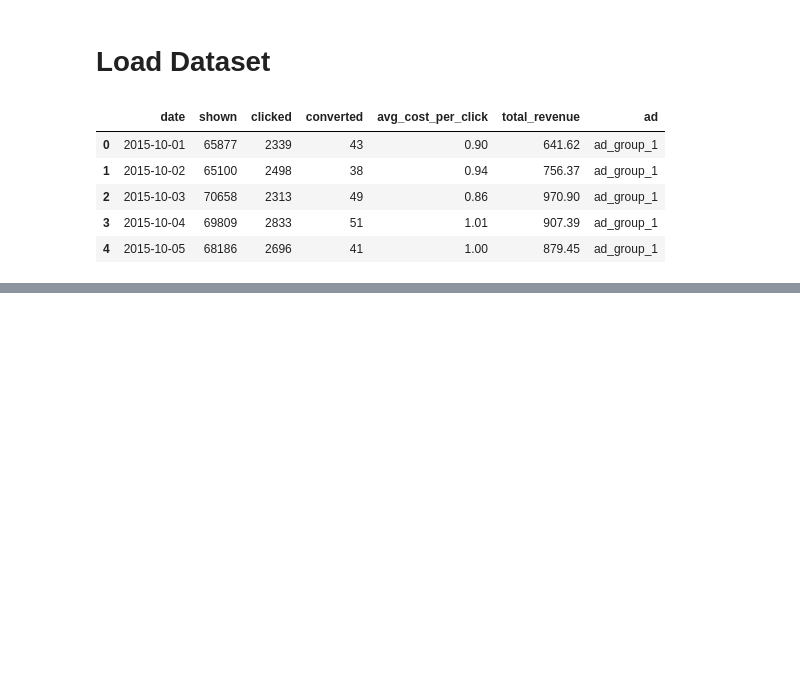
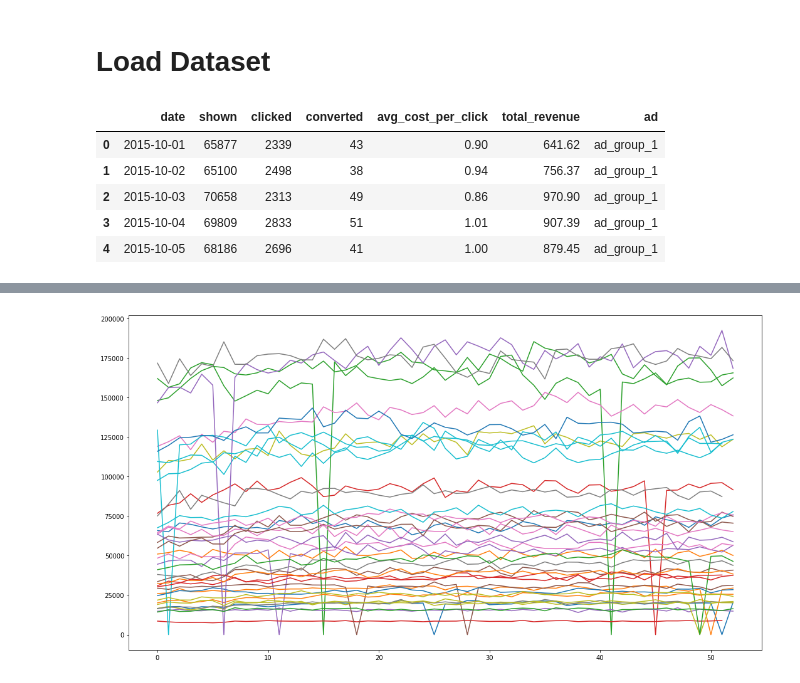
Before and after one commit to JifuZhao/DS-Take-Home, a Jupyter notebook: 20. Ads Analysis.ipynb, the cells around one changed output, grey strips where cells are left out. Drawn from its saved outputs; the diff is of its cells as text; code cells hidden in the pictures; blank space fills up the shorter version.

```diff
--- a/20. Ads Analysis.ipynb
+++ b/20. Ads Analysis.ipynb
@@ -27,7 +27,7 @@ import matplotlib.pyplot as plt
 # %% [markdown]
 # Load Dataset
 # %%
-data = pd.read_csv('./data/ad_table.csv')
+data = pd.read_csv('./data/ad_table.csv', parse_dates=['date'])
 data.head()
 # %% [output]
 |  | date | shown | clicked | converted | avg_cost_per_click | total_revenue | ad |
@@ -79,0 +57,4 @@ array(['ad_group_1', 'ad_group_2', 'ad_group_3', 'ad_group_4',
+# %%
+# calculate the profit: total_revenue - total_cost
+data['profit'] = data['total_revenue'] - data['avg_cost_per_click'] * data['clicked']
+data.head()
@@ -79,0 +100,12 @@ array(['ad_group_1', 'ad_group_2', 'ad_group_3', 'ad_group_4',
+# %%
+# visualization
+fig, ax = plt.subplots(figsize=(15, 8))
+for i in range(1, 41):
+    ad_group = 'ad_group_' + str(i)
+    vals = data[data['ad'] == ad_group].sort_values(by='date')['shown'].values
+    ax.plot(vals, label=ad_group)
+# ax.legend()
+plt.tight_layout()
+plt.show()
+# %% [output]
+[figure, added]
```
Also changed, not shown: parts of 16 cells of this notebook.
